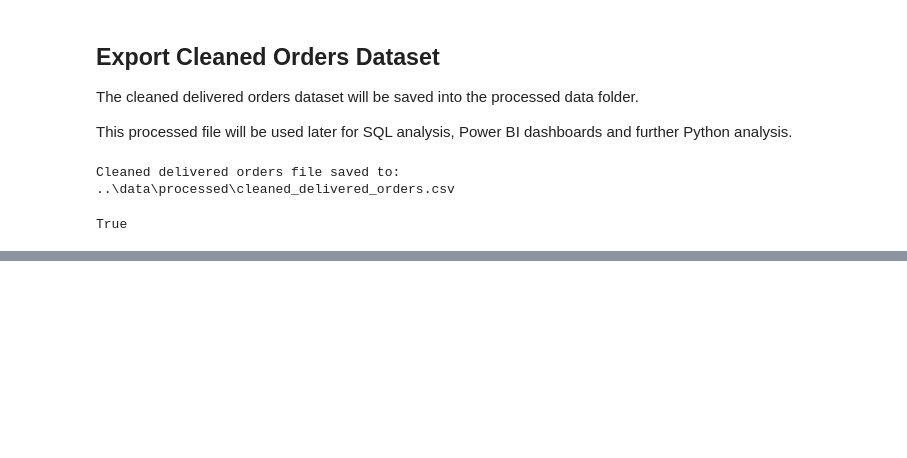
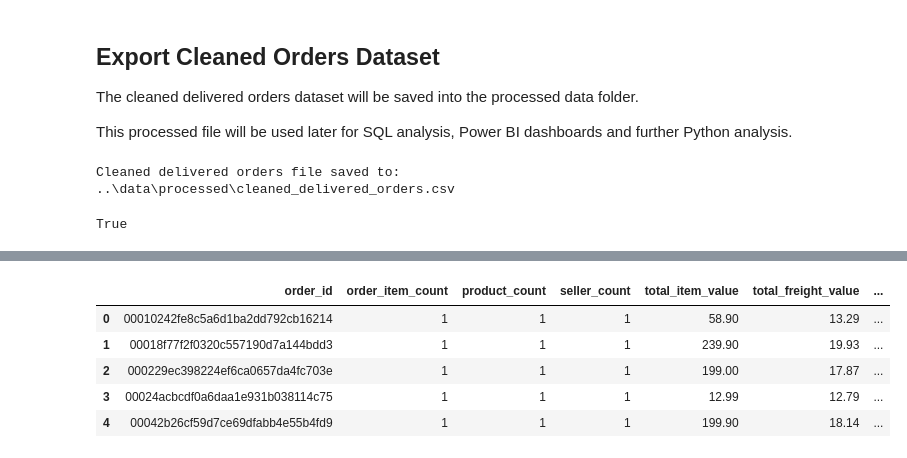
Before and after one commit to mokhan1997/ecommerce-fulfilment-delivery-analysis, a Jupyter notebook: notebooks/02_data_cleaning.ipynb, the cells around one changed output, grey strips where cells are left out. Saved outputs shown, nothing was run; the diff lists cells and outputs as text; code cells hidden in the pictures; blank space fills up the shorter version.

```diff
--- a/notebooks/02_data_cleaning.ipynb
+++ b/notebooks/02_data_cleaning.ipynb
@@ -278,0 +315,25 @@ True
+# %%
+# Aggregate order item data to order level
+
+order_items_summary = (
+    order_items
+    .groupby("order_id")
+    .agg(
+        order_item_count=("order_item_id", "count"),
+        product_count=("product_id", "nunique"),
+        seller_count=("seller_id", "nunique"),
+        total_item_value=("price", "sum"),
+        total_freight_value=("freight_value", "sum"),
+        avg_item_price=("price", "mean")
+    )
+    .reset_index()
+)
+
+order_items_summary.head()
+# %% [output]
+|  | order_id | order_item_count | product_count | seller_count | total_item_value | total_freight_value | ... |
+| 0 | 00010242fe8c5a6d1ba2dd792cb16214 | 1 | 1 | 1 | 58.90 | 13.29 | ... |
+| 1 | 00018f77f2f0320c557190d7a144bdd3 | 1 | 1 | 1 | 239.90 | 19.93 | ... |
+| 2 | 000229ec398224ef6ca0657da4fc703e | 1 | 1 | 1 | 199.00 | 17.87 | ... |
+| 3 | 00024acbcdf0a6daa1e931b038114c75 | 1 | 1 | 1 | 12.99 | 12.79 | ... |
+| 4 | 00042b26cf59d7ce69dfabb4e55b4fd9 | 1 | 1 | 1 | 199.90 | 18.14 | ... |
```
Also changed, not shown: parts of 11 cells of this notebook, 1 other file.
